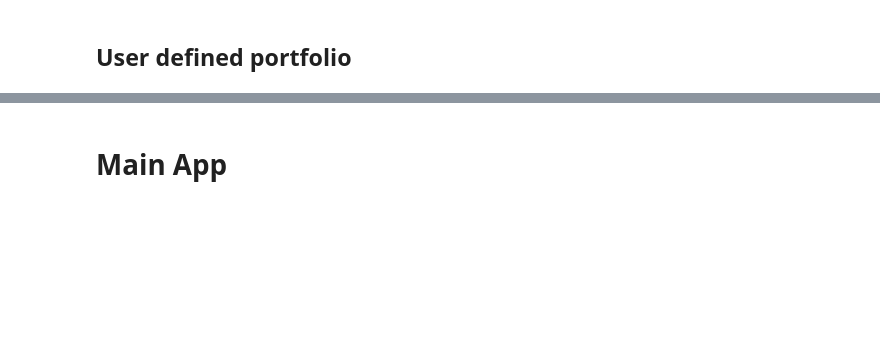
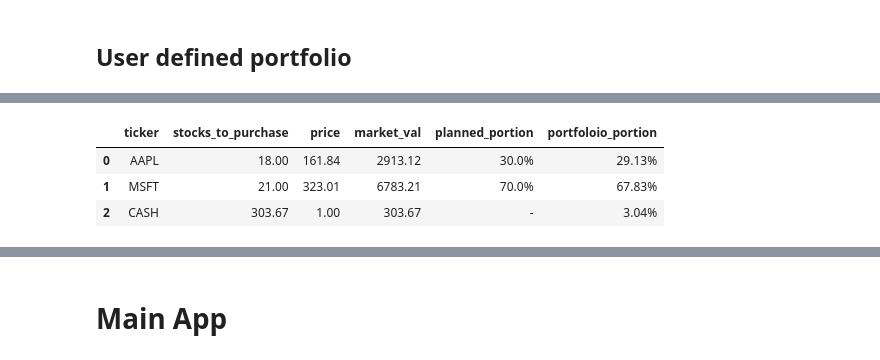
Before and after one commit to njanrepo/MLEProject, a Jupyter notebook: task.ipynb, the cells around one changed output, grey strips where cells are left out. Cells and saved outputs as stored; diff of their text form; code cells hidden in the pictures; blank space fills up the shorter version.

```diff
--- a/task.ipynb
+++ b/task.ipynb
@@ -487,0 +507,96 @@ Analysing ::  AAIN
+# %%
+def get_user_selected_stocks():
+  u = input("Enter ticker of stocks seperated by space..")
+  return u.split(' ');
+
+def get_user_selected_weightage(no_stocks):
+  w = input("Enter weightage per stocks seperated by space..\n Eg: 80 20 \n")
+  resp = False
+  while not resp:
+    try:
+      proportion = w.split(' ')
+      if no_stocks != len(proportion):
+        print('Incorrect weightage')
+        raise ValueError
+      if  sum(map(int, proportion)) < 0 or sum(map(int, proportion)) > 100 :
+        print('sum of weightages are incorrect :', proportion)
+        raise ValueError
+      resp = True
+    except:
+      w = input("Enter weightage per stocks seperated by space..\n Eg: 80 20 \n")
+  return w.split(' ');
+
+def get_user_strategy():
+  print('\nSelect your strategy: ')
+  s= get_correct_input_from_user("\t1. Market Capital Weighted\n\t2. Equal Weighted\n\t3. User defined proportion\n")
+  while not (s > 0 and s <=3):
+    print("Enter correct option 1-3")
+    s=get_correct_input_from_user("\t1. Market Capital Weighted\n\t2. Equal Weighted\n\t3. User defined proportion\n")
+  return s
+
+def get_mcap_and_close_price(selected):
+  market_cap = []
+  close_price = []
+  for sym in selected:
+    try:
+      current_data = yf.download(sym, period='1d', progress=False)
+      close_price.append(current_data.Close[0])
+      market_cap.append(current_data.Close[0] * current_data.Volume[0])
+    except:
+      selected.remove(sym)
+      print('Data not found for symbol :: ', sym)
+  return market_cap, close_price, selected
+
+def user_selected_analysis(income):
+  selected = get_user_selected_stocks()
+  strategy = get_user_strategy()
+  market_cap, close_price, selected = get_mcap_and_close_price(selected)
+  s = sum(market_cap)
+  price = []
+  if strategy == 1:
+    print ('Calculating Market Cap Weighted portfolio')
+  elif strategy == 2:
+    print('Calculating Equal Weighted portfolio')
+  else:
+    proportion = get_user_selected_weightage(len(selected))
+    print('Calculating user defined Weighted portfolio :: ', proportion)
+
+  port_list = []
+  for i, cap in enumerate(market_cap):
+    d = {}
+    if strategy == 1:
+      portion = (income* cap)/s
+    elif strategy == 2:
+      weight = (1/len(selected))
+      portion = weight*income
+    else:
+      weight = int(proportion[i])
+      portion = (weight/100)*income
+
+    no_stocks = math.floor(portion/close_price[i])
+    price.append(round(no_stocks * close_price[i],2))
+    d['ticker'] = selected[i]
+    d['stocks_to_purchase'] = no_stocks
+    d['price'] = round(close_price[i],2)
+    d['market_val'] = round(close_price[i] * no_stocks, 2)
+    d['planned_portion'] = str(round((portion/income) * 100, 2)) +'%'
+    d['portfoloio_portion'] = str(round((d['market_val']/income) * 100, 2)) +'%'
+    port_list.append(d)
+  c={}
+  c['ticker'] = 'CASH'
+  c['stocks_to_purchase'] = income - sum(price)
+  c['price'] = 1
+  c['market_val'] = income - sum(price)
+  c['planned_portion'] = '-'
+  c['portfoloio_portion'] = str(round((c['market_val']/income) * 100, 2)) +'%'
+  port_list.append(c)
+  return pd.DataFrame(port_list)
+
+user_selected_analysis(10000)
+#gft = user_selected_analysis(['ABBV', 'GOOG', 'AMZN'], 10000)
+#eft = user_selected_analysis(['ABBV', 'GOOG', 'AMZN' ], 10000, 'equal')
+#uft = user_selected_analysis(['ABBV', 'GOOG', 'AMZN' ], 10000, proportion=w)
+#print(gft[['market_val', 'planned_portion', 'portfoloio_portion']])
+#print(eft[['market_val', 'planned_portion', 'portfoloio_portion']])
+#print(uft[['market_val', 'planned_portion', 'portfoloio_portion']])
+# %% [output]
@@ -487,0 +614,4 @@ Analysing ::  AAIN
+|  | ticker | stocks_to_purchase | price | market_val | planned_portion | portfoloio_portion |
+| 0 | AAPL | 18.00 | 161.84 | 2913.12 | 30.0% | 29.13% |
+| 1 | MSFT | 21.00 | 323.01 | 6783.21 | 70.0% | 67.83% |
+| 2 | CASH | 303.67 | 1.00 | 303.67 | - | 3.04% |
```
Also changed, not shown: parts of 21 cells of this notebook.
